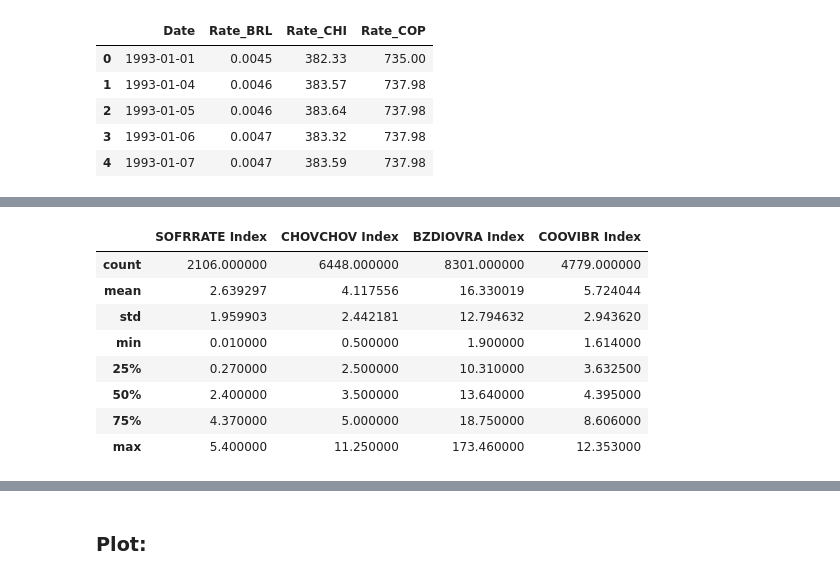
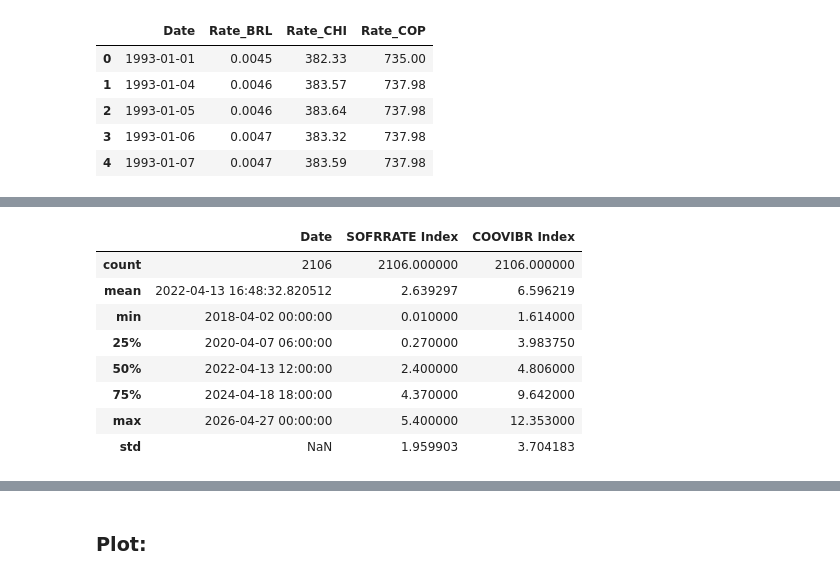
Before and after one commit to oscardi777/Test-Codigos, a Jupyter notebook: Data_predict/data_caracteristica.ipynb, the cells around one changed output, grey strips where cells are left out. Saved outputs shown, nothing was run; the diff lists cells and outputs as text; code cells hidden in the pictures.

```diff
--- a/Data_predict/data_caracteristica.ipynb
+++ b/Data_predict/data_caracteristica.ipynb
@@ -34,6 +34,8 @@ df_cop_usd.head()
 | 4 | 1993-01-07 | 0.0047 | 383.59 | 737.98 |
 # %%
 df_rates = load_xlsx(DATA_RATES_PATH)["Hoja1"]
+
+df_rates = df_rates[["Dates", "SOFRRATE Index", "COOVIBR Index"]]
 
 df_rates["Dates"] = pd.to_datetime(df_rates["Dates"])
 
@@ -55,12 +69,14 @@ df_rates.head(10)
 # %%
-df_rates[["SOFRRATE Index", "CHOVCHOV Index", "BZDIOVRA Index", "COOVIBR Index"]].describe()
+df_nonNan = df_rates.dropna(subset=["SOFRRATE Index", "COOVIBR Index"])
+
+df_nonNan.describe()
 # %% [output]
-|  | SOFRRATE Index | CHOVCHOV Index | BZDIOVRA Index | COOVIBR Index |
-| count | 2106.000000 | 6448.000000 | 8301.000000 | 4779.000000 |
-| mean | 2.639297 | 4.117556 | 16.330019 | 5.724044 |
-| std | 1.959903 | 2.442181 | 12.794632 | 2.943620 |
-| min | 0.010000 | 0.500000 | 1.900000 | 1.614000 |
-| 25% | 0.270000 | 2.500000 | 10.310000 | 3.632500 |
-| 50% | 2.400000 | 3.500000 | 13.640000 | 4.395000 |
-| 75% | 4.370000 | 5.000000 | 18.750000 | 8.606000 |
-| max | 5.400000 | 11.250000 | 173.460000 | 12.353000 |
+|  | Date | SOFRRATE Index | COOVIBR Index |
+| count | 2106 | 2106.000000 | 2106.000000 |
+| mean | 2022-04-13 16:48:32.820512 | 2.639297 | 6.596219 |
+| min | 2018-04-02 00:00:00 | 0.010000 | 1.614000 |
+| 25% | 2020-04-07 06:00:00 | 0.270000 | 3.983750 |
+| 50% | 2022-04-13 12:00:00 | 2.400000 | 4.806000 |
+| 75% | 2024-04-18 18:00:00 | 4.370000 | 9.642000 |
+| max | 2026-04-27 00:00:00 | 5.400000 | 12.353000 |
+| std | NaN | 1.959903 | 3.704183 |
```
Also changed, not shown: parts of 12 cells of this notebook, 9 other files.
